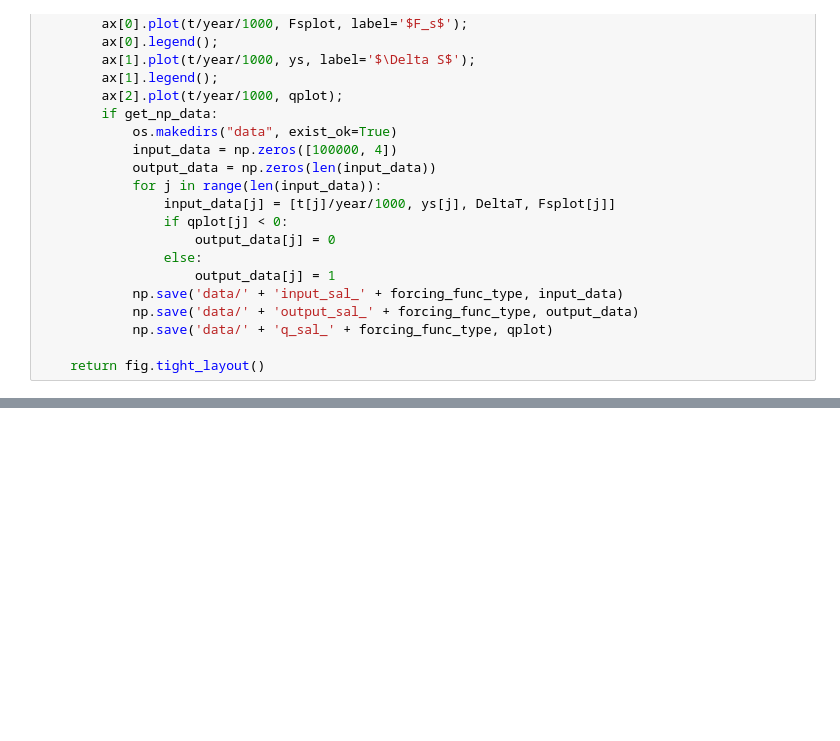
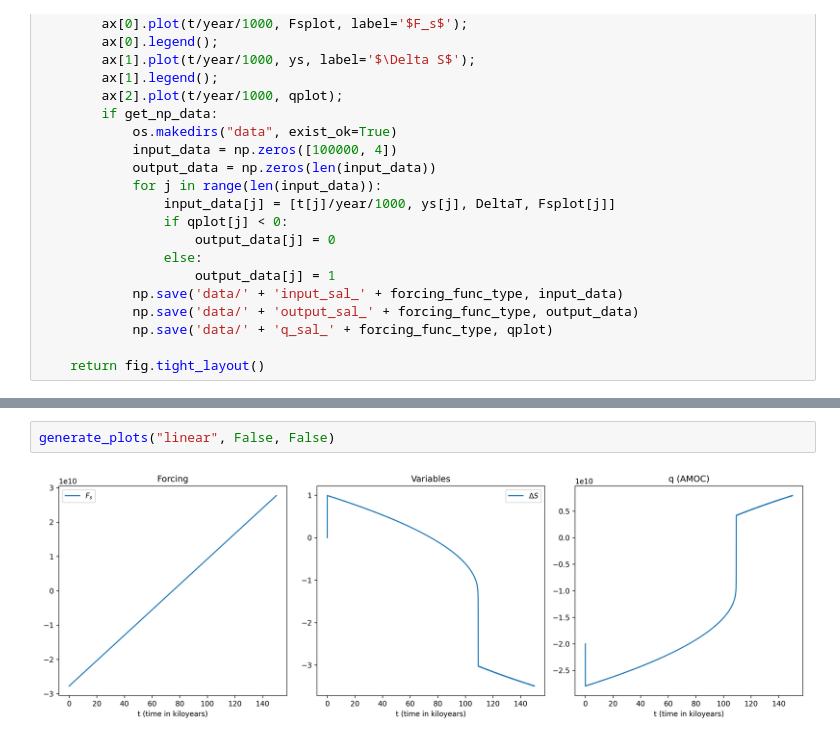
Before and after one commit to CompClimate/AMOC_XAI, a Jupyter notebook: generate_stommel_data.ipynb, the cells around one changed output, grey strips where cells are left out. Cells and saved outputs as stored; diff of their text form; blank space fills up the shorter version.

```diff
--- a/generate_stommel_data.ipynb
+++ b/generate_stommel_data.ipynb
@@ -171,0 +164,4 @@ generate_plots("sine", True, True)
+# %%
+generate_plots("linear", False, False)
+# %% [output]
+[figure, added]
```
Also changed, not shown: parts of 17 cells of this notebook, 2 other files.
